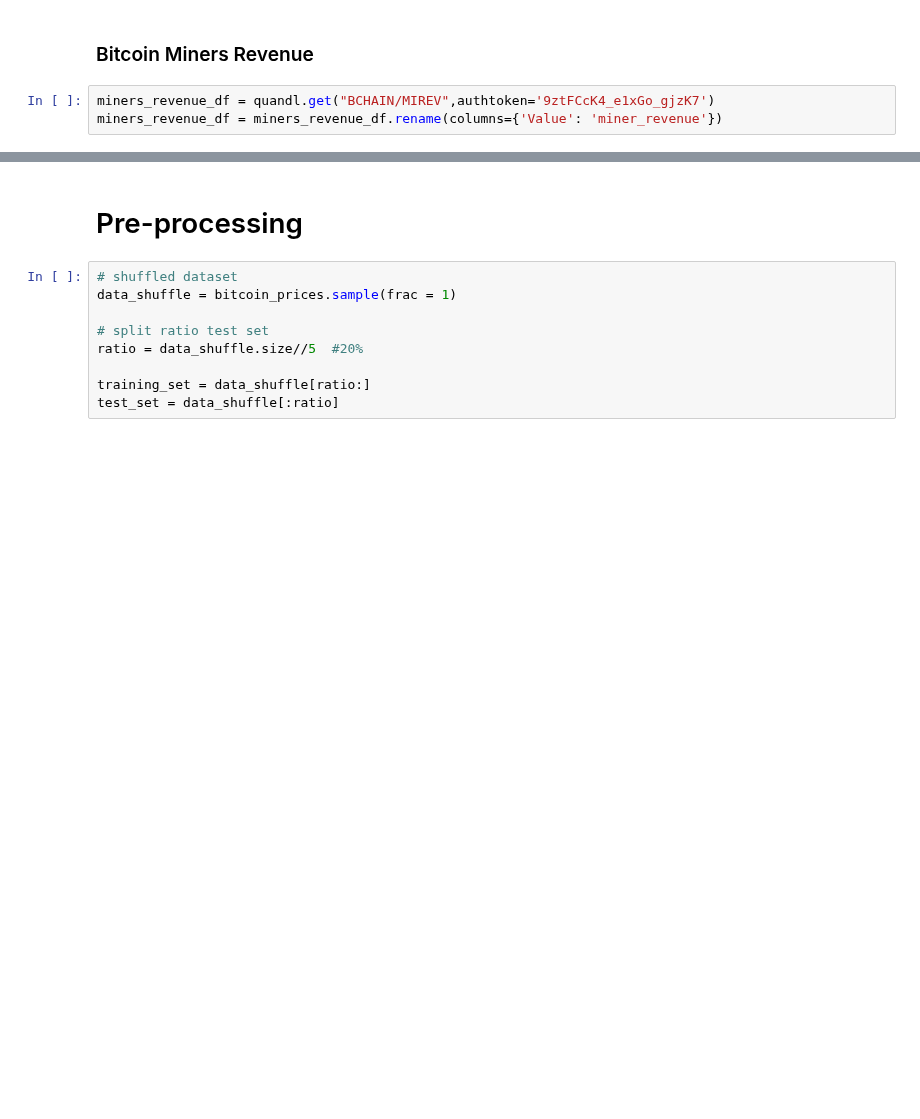
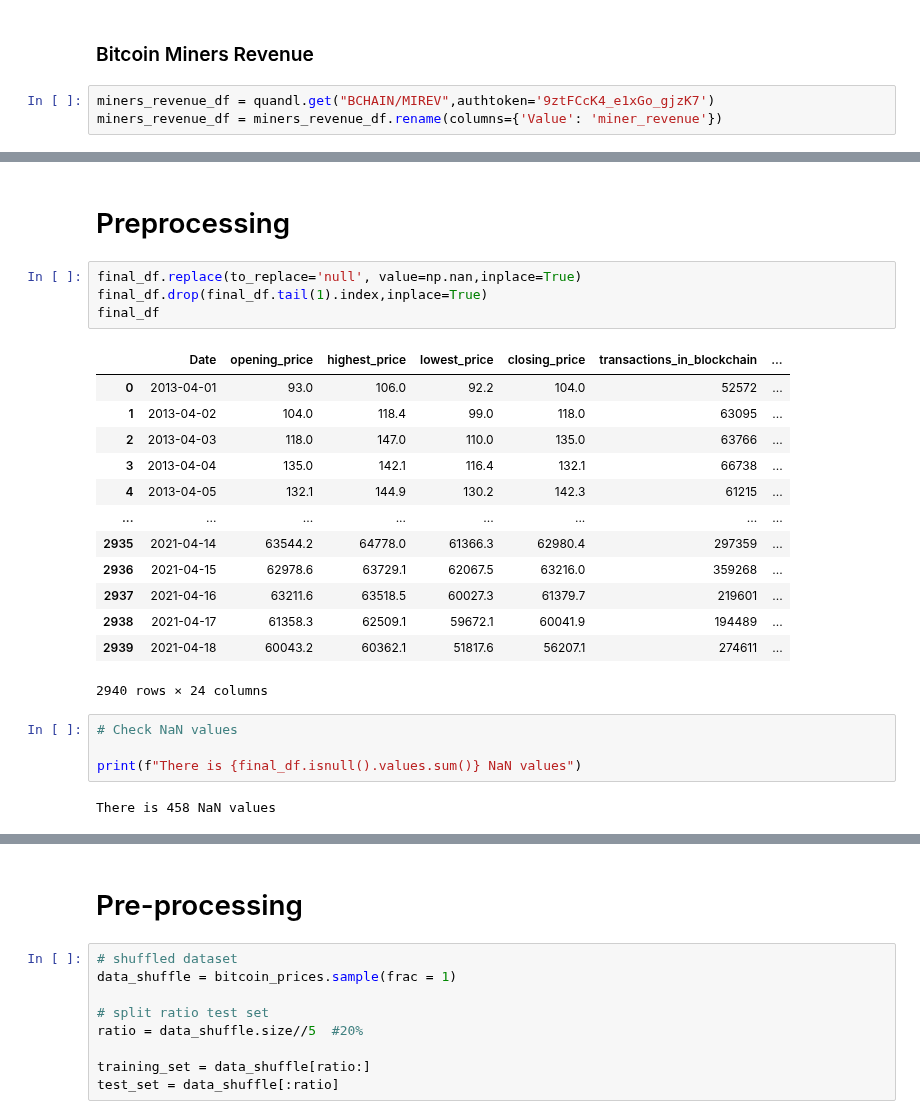
Before and after one commit to rafaelbrutti/MVA, a Jupyter notebook: ML - Time Series/Time-series forecasting of Bitcoin Prices/project.ipynb, the cells around one changed output, grey strips where cells are left out. Saved outputs shown, nothing was run; the diff lists cells and outputs as text; blank space fills up the shorter version.

```diff
--- a/ML - Time Series/Time-series forecasting of Bitcoin Prices/project.ipynb
+++ b/ML - Time Series/Time-series forecasting of Bitcoin Prices/project.ipynb
@@ -378,0 +368,26 @@ final_df.set_index("Date")
+# %% [markdown]
+# Preprocessing
+# %%
+final_df.replace(to_replace='null', value=np.nan,inplace=True)
+final_df.drop(final_df.tail(1).index,inplace=True)
+final_df
+# %% [output]
+|  | Date | opening_price | highest_price | lowest_price | closing_price | transactions_in_blockchain | ... |
+| 0 | 2013-04-01 | 93.0 | 106.0 | 92.2 | 104.0 | 52572 | ... |
+| 1 | 2013-04-02 | 104.0 | 118.4 | 99.0 | 118.0 | 63095 | ... |
+| 2 | 2013-04-03 | 118.0 | 147.0 | 110.0 | 135.0 | 63766 | ... |
+| 3 | 2013-04-04 | 135.0 | 142.1 | 116.4 | 132.1 | 66738 | ... |
+| 4 | 2013-04-05 | 132.1 | 144.9 | 130.2 | 142.3 | 61215 | ... |
+| ... | ... | ... | ... | ... | ... | ... | ... |
+| 2935 | 2021-04-14 | 63544.2 | 64778.0 | 61366.3 | 62980.4 | 297359 | ... |
+| 2936 | 2021-04-15 | 62978.6 | 63729.1 | 62067.5 | 63216.0 | 359268 | ... |
+| 2937 | 2021-04-16 | 63211.6 | 63518.5 | 60027.3 | 61379.7 | 219601 | ... |
+| 2938 | 2021-04-17 | 61358.3 | 62509.1 | 59672.1 | 60041.9 | 194489 | ... |
+| 2939 | 2021-04-18 | 60043.2 | 60362.1 | 51817.6 | 56207.1 | 274611 | ... |
+2940 rows × 24 columns
+# %%
+# Check NaN values
+
+print(f"There is {final_df.isnull().values.sum()} NaN values")
+# %% [output]
+There is 458 NaN values
```
Also changed, not shown: parts of 28 cells of this notebook.
